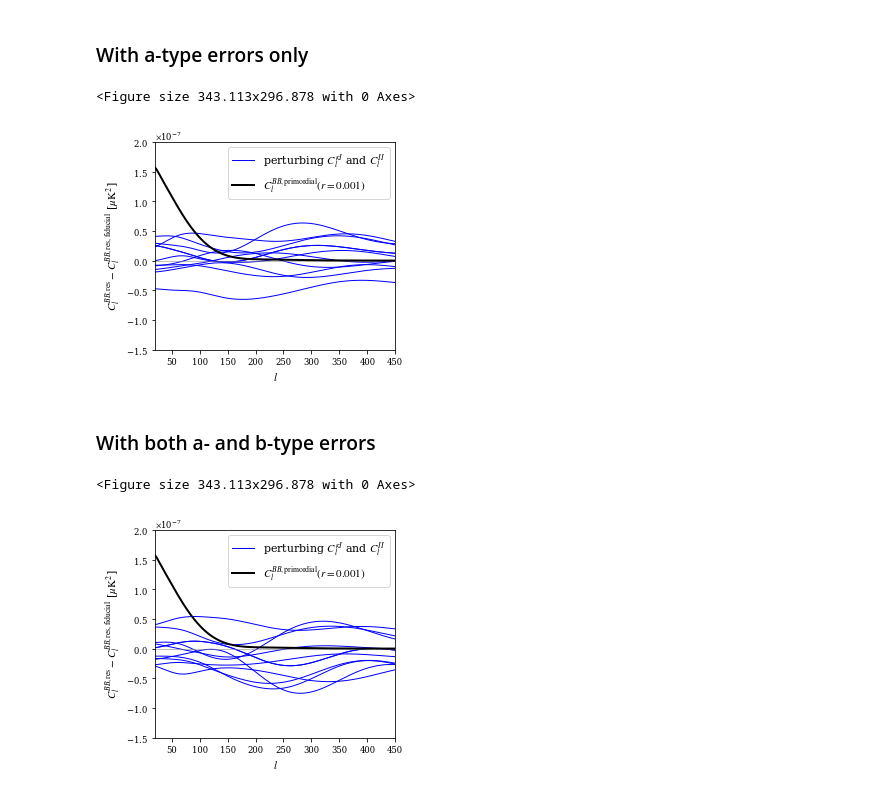
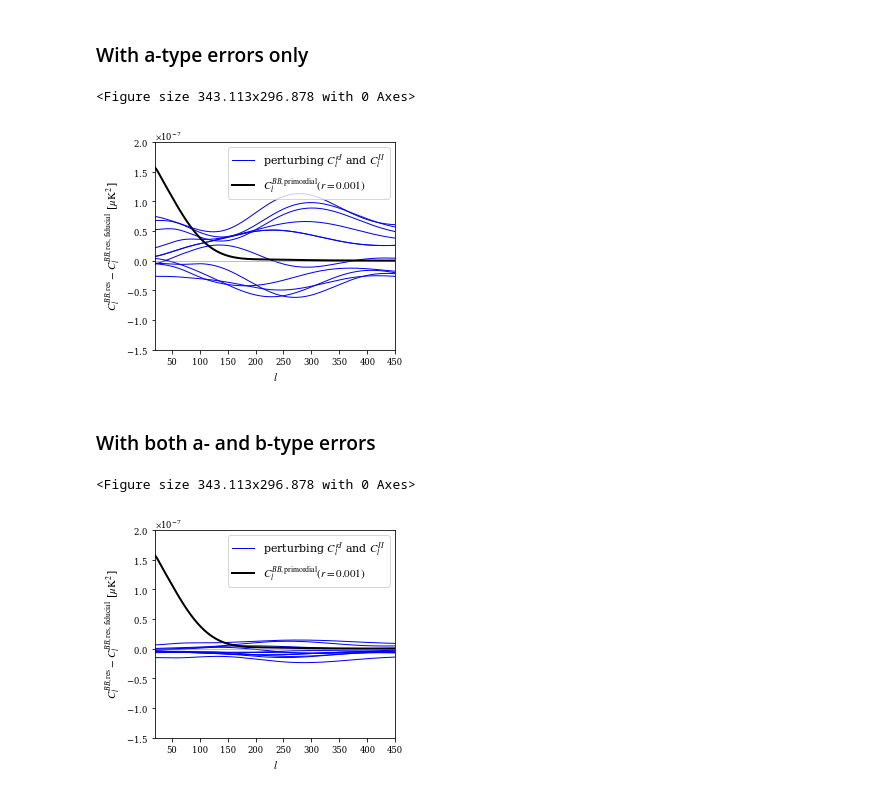
Before and after one commit to abaleato/marginalising_over_Alens, a Jupyter notebook: marginalising_over_alens_on_notebook.ipynb, the cells around one changed output. Drawn from its saved outputs; the diff is of its cells as text; code cells hidden in the pictures.

Commit message:
fixed covariance by replacing true clkk with clkk + nlkk

```diff
--- a/marginalising_over_alens_on_notebook.ipynb
+++ b/marginalising_over_alens_on_notebook.ipynb
@@ -164,6 +162,7 @@ clIg_interp = np.interp(lmatA, cl_len.ls, clIg)
 clkI_interp = np.interp(lmatA, cl_len.ls, clkI)
 clkg_interp = np.interp(lmatA, cl_len.ls, clkg)
 clIg_interp = np.interp(lmatA, cl_len.ls, clIg)
+clkkrec_interp = np.interp(lmatA, cl_len.ls, clkkrec)
 
 totalCross = cg*clkg_interp+cI*clkI_interp+cK*clkk_interp
 # %% [markdown]
@@ -261,8 +260,8 @@ for i in xrange(n_realisations):
     fsky = 0.05 #FIXME
     bandwidth = 1 #FIXME
 
-    stdev_clkappaCIB_clkappaCIB = np.sqrt(( clkk*clII +  clkI**2 )/(2*cl_len.ls+1)/fsky/bandwidth )
-    stdev_clkappaLSST_clkappaLSST = np.sqrt(1./(2*cl_len.ls+1)/fsky/bandwidth * ( clkk*clgg +  clkg**2 ) )
+    stdev_clkappaCIB_clkappaCIB = np.sqrt(( clkkrec*clII +  clkI**2 )/(2*cl_len.ls+1)/fsky/bandwidth )
+    stdev_clkappaLSST_clkappaLSST = np.sqrt(1./(2*cl_len.ls+1)/fsky/bandwidth * ( clkkrec*clgg +  clkg**2 ) )
 
     # Generate zero-mean, Gaussian random perturbations at each ell with the standard dev given above
     errors_clkappaCIB_clkappaCIB = np.random.normal(loc=0, scale=stdev_clkappaCIB_clkappaCIB,\
@@ -330,11 +329,11 @@ for i in xrange(n_realisations):
     error_stdevmat[0,0,:] = 0
     # Error in C_l^{\kappa CIB}
     error_stdevmat[0,1,:] = error_stdevmat[1,0,:] = np.random.normal(loc=0, \
-                                                                     scale=np.sqrt( (clkk_interp*clII_interp + clkI_interp**2 )/(2*lmatA+1)/fsky/bandwidth ),\
+                                                                     scale=np.sqrt( (clkkrec_interp*clII_interp + clkI_interp**2 )/(2*lmatA+1)/fsky/bandwidth ),\
                                                                      size=len(lmatA))
     # Error in C_l^{\kappa gal}
     error_stdevmat[0,2,:] = error_stdevmat[2,0,:] = np.random.normal(loc=0, \
-                                                                     scale=np.sqrt( (clkk_interp*clgg_interp + clkg_interp**2 )/(2*lmatA+1)/fsky/bandwidth ),\
+                                                                     scale=np.sqrt( (clkkrec_interp*clgg_interp + clkg_interp**2 )/(2*lmatA+1)/fsky/bandwidth ),\
                                                                      size=len(lmatA))
     # Error in C_l^{CIB CIB}
     error_stdevmat[1,1,:] = error_stdevmat[1,1,:] = np.random.normal(loc=0, \
@@ -406,41 +405,41 @@ for i in xrange(n_realisations):
     # Calculate the covariance of the relevant spectrum errors
     fsky = 0.05 #FIXME
     bandwidth = 1. #FIXME
-    stdev_clkappaCIB_clkappaCIB = np.sqrt(( clkk*clII +  clkI**2 )/(2*cl_len.ls+1)/fsky/bandwidth )
+    stdev_clkappaCIB_clkappaCIB = np.sqrt(( clkkrec*clII +  clkI**2 )/(2*cl_len.ls+1)/fsky/bandwidth )
 
     # Generate zero-mean, Gaussian random perturbations of the cross-spectrum at each ell with the
     # standard dev given above
     errors_clkappaCIB_clkappaCIB = np.random.normal(loc=0, scale=stdev_clkappaCIB_clkappaCIB,\
                                                     size=stdev_clkappaCIB_clkappaCIB.shape)
     pert_cross_spec = np.interp(lmatA, cl_len.ls, errors_clkappaCIB_clkappaCIB/clkI)
     pert_cross_spec[lmatA>1500.] = 0.
 
     # Compute perturbed delensed B-mode PS
     clBBADRand = numpy.dot(mat,(1.-numpy.interp(lmatA,rho[0],rhoAlt**2.) *(1.+(pert_cross_spec*2.)))*phiBin/TCMB**2.)
     if mode == 'plotting':
         # Plot residual spectrum (perturbed minus fiducial)
         plt.plot(lmatA,TCMB**2 *(clBBADRand-clBBAD545),color='b', lw=1)
     elif mode == 'statistics':
         np.save('residuals_after_delensing_for_propagating_to_r_bias/cibonly_residual_spec_'+str(i)+'_in_uK', TCMB**2 *(clBBADRand-clBBAD545))
 
 
 if mode == 'plotting':
     # Edit legend to clarify that we're varying both auto- and cross- spectra
     plt.plot(lmatA, TCMB**2 * (clBBADRand-clBBAD545),label=r'perturbing $C_l^{\kappa I}$ and $C_l^{II}$',color='b', lw=1)
     # Plot x=0 line
     plt.axhline(0, lw=0.5, color='gray')
 
     # Plot tensor B-mode
     plt.plot(lr,TCMB**2 * clBBr*0.001,label=r'$C_l^{BB,\mathrm{primordial}}(r=0.001)$',linewidth=2,color='k')
     plt.legend(loc='best')
 
     plt.ylim((-1.5e-7,2e-7))#plt.ylim(-1.5e-8,3.e-8)#
     plt.xlim(20,450)
     plt.ylabel(r'$C_l^{BB,\mathrm{res}}-C_l^{BB,\mathrm{res},\mathrm{fiducial}}$ [$\mu\mathrm{K}^2$]')
     plt.xlabel(r'$l$')
 # %% [output]
 <Figure size 343.113x296.878 with 0 Axes>
-[figure, old version]
+[figure, new version]
 # %% [markdown]
 ### With both a- and b-type errors
 # %%
@@ -463,7 +462,7 @@ for i in xrange(n_realisations):
     # Calculate the covariance of the relevant spectrum errors
     fsky = 0.05 #FIXME
     bandwidth = 1. #FIXME
-    stdev_clkappaCIB_clkappaCIB = np.sqrt(( clkk*clII +  clkI**2 )/(2*cl_len.ls+1)/fsky/bandwidth )
+    stdev_clkappaCIB_clkappaCIB = np.sqrt(( clkkrec*clII +  clkI**2 )/(2*cl_len.ls+1)/fsky/bandwidth )
     stdev_CIB_auto = np.sqrt(( 2*clII**2 )/(2*cl_len.ls+1)/fsky/bandwidth )
 
     # Generate zero-mean, Gaussian random perturbations of the cross-spectrum at each ell with the
@@ -504,4 +503,4 @@ if mode == 'plotting':
     plt.xlabel(r'$l$')
 # %% [output]
 <Figure size 343.113x296.878 with 0 Axes>
-[figure, old version]
+[figure, new version]
```
Also changed, not shown: parts of 3 cells of this notebook.
